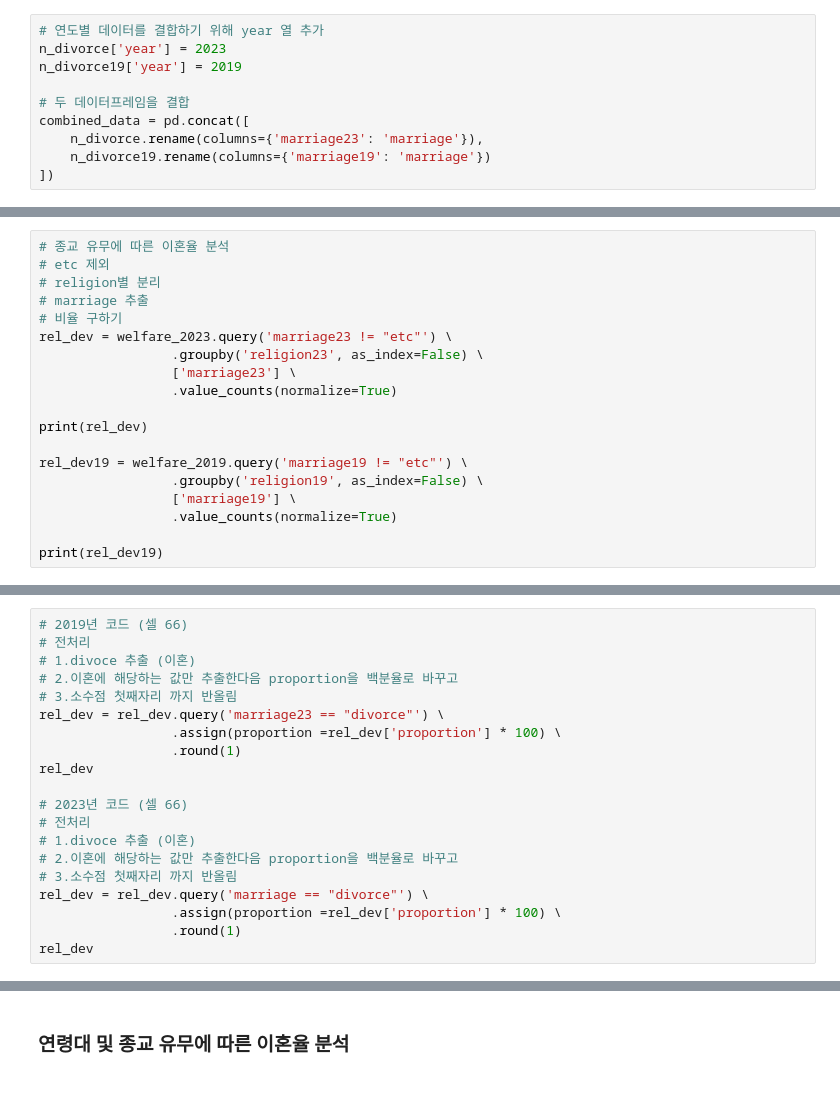
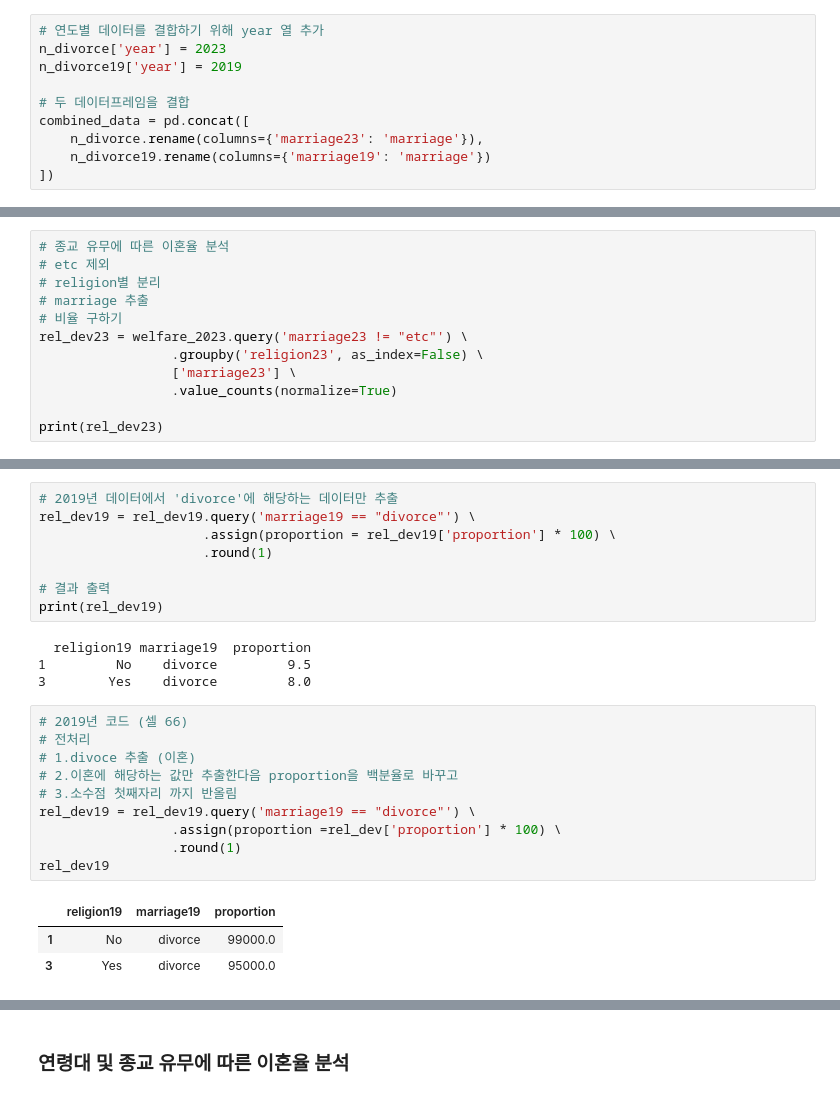
Before and after one commit to nicolekor/final_report, a Jupyter notebook: 한국인의삶_유니크_비교_2019vs2023_최종본_NY2_성별완료.ipynb, the cells around one changed output, grey strips where cells are left out. Cells and saved outputs as stored; diff of their text form.

```diff
--- a/한국인의삶_유니크_비교_2019vs2023_최종본_NY2_성별완료.ipynb
+++ b/한국인의삶_유니크_비교_2019vs2023_최종본_NY2_성별완료.ipynb
@@ -1444,16 +2180,9 @@ plt.show()
 # religion별 분리
 # marriage 추출
 # 비율 구하기
-rel_dev = welfare_2023.query('marriage23 != "etc"') \
+rel_dev23 = welfare_2023.query('marriage23 != "etc"') \
                  .groupby('religion23', as_index=False) \
                  ['marriage23'] \
                  .value_counts(normalize=True)
 
-print(rel_dev)
-
-rel_dev19 = welfare_2019.query('marriage19 != "etc"') \
-                 .groupby('religion19', as_index=False) \
-                 ['marriage19'] \
-                 .value_counts(normalize=True)
-
-print(rel_dev19)
+print(rel_dev23)
@@ -1460,20 +2209,26 @@ print(rel_dev19)
+# %%
+# 2019년 데이터에서 'divorce'에 해당하는 데이터만 추출
+rel_dev19 = rel_dev19.query('marriage19 == "divorce"') \
+                     .assign(proportion = rel_dev19['proportion'] * 100) \
+                     .round(1)
+
+# 결과 출력
+print(rel_dev19)
+# %% [output]
+  religion19 marriage19  proportion
+1         No    divorce         9.5
+3        Yes    divorce         8.0
 # %%
 # 2019년 코드 (셀 66)
 # 전처리
 # 1.divoce 추출 (이혼)
 # 2.이혼에 해당하는 값만 추출한다음 proportion을 백분율로 바꾸고
 # 3.소수점 첫째자리 까지 반올림
-rel_dev = rel_dev.query('marriage23 == "divorce"') \
+rel_dev19 = rel_dev19.query('marriage19 == "divorce"') \
                  .assign(proportion =rel_dev['proportion'] * 100) \
                  .round(1)
-rel_dev
-
-# 2023년 코드 (셀 66)
-# 전처리
-# 1.divoce 추출 (이혼)
-# 2.이혼에 해당하는 값만 추출한다음 proportion을 백분율로 바꾸고
-# 3.소수점 첫째자리 까지 반올림
-rel_dev = rel_dev.query('marriage == "divorce"') \
-                 .assign(proportion =rel_dev['proportion'] * 100) \
-                 .round(1)
-rel_dev
+rel_dev19
+# %% [output]
+|  | religion19 | marriage19 | proportion |
+| 1 | No | divorce | 99000.0 |
+| 3 | Yes | divorce | 95000.0 |
```
Also changed, not shown: parts of 120 cells of this notebook, 1 other file.
